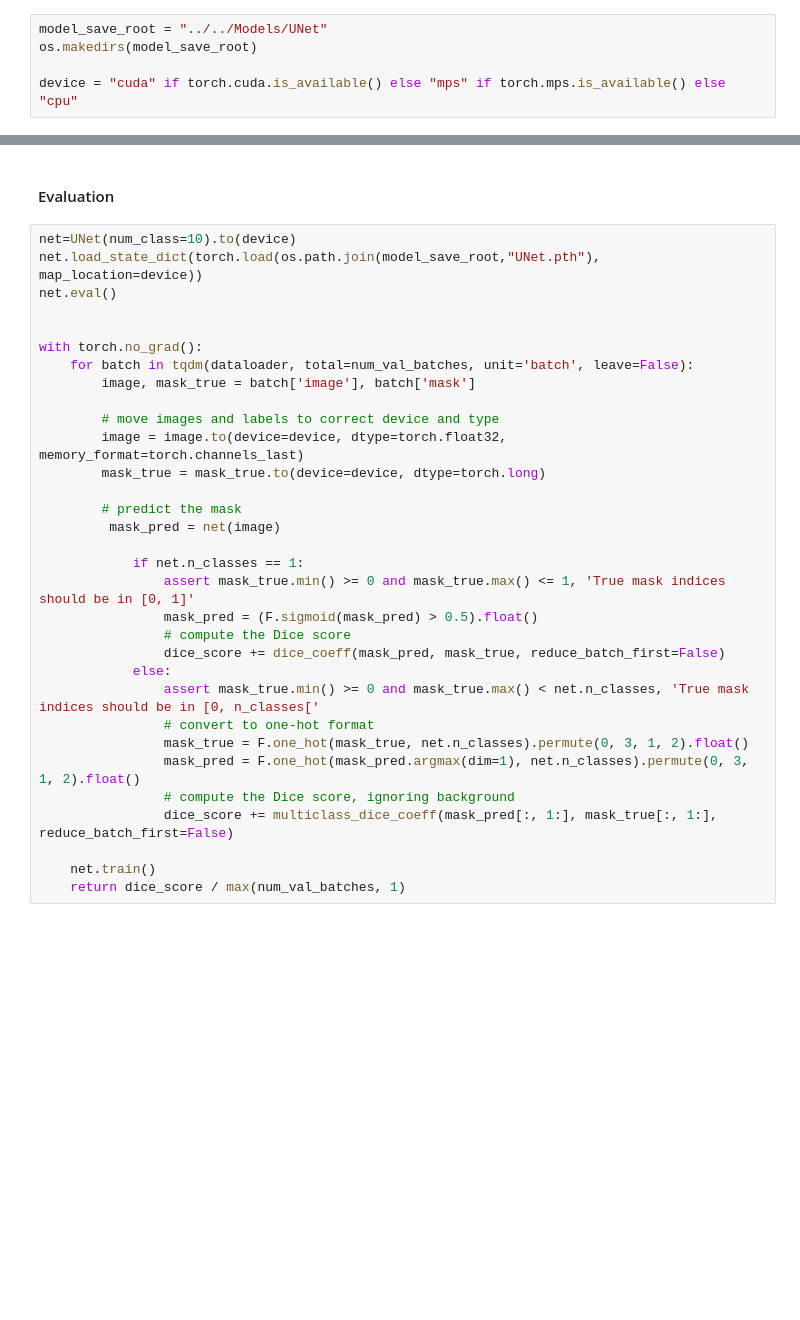
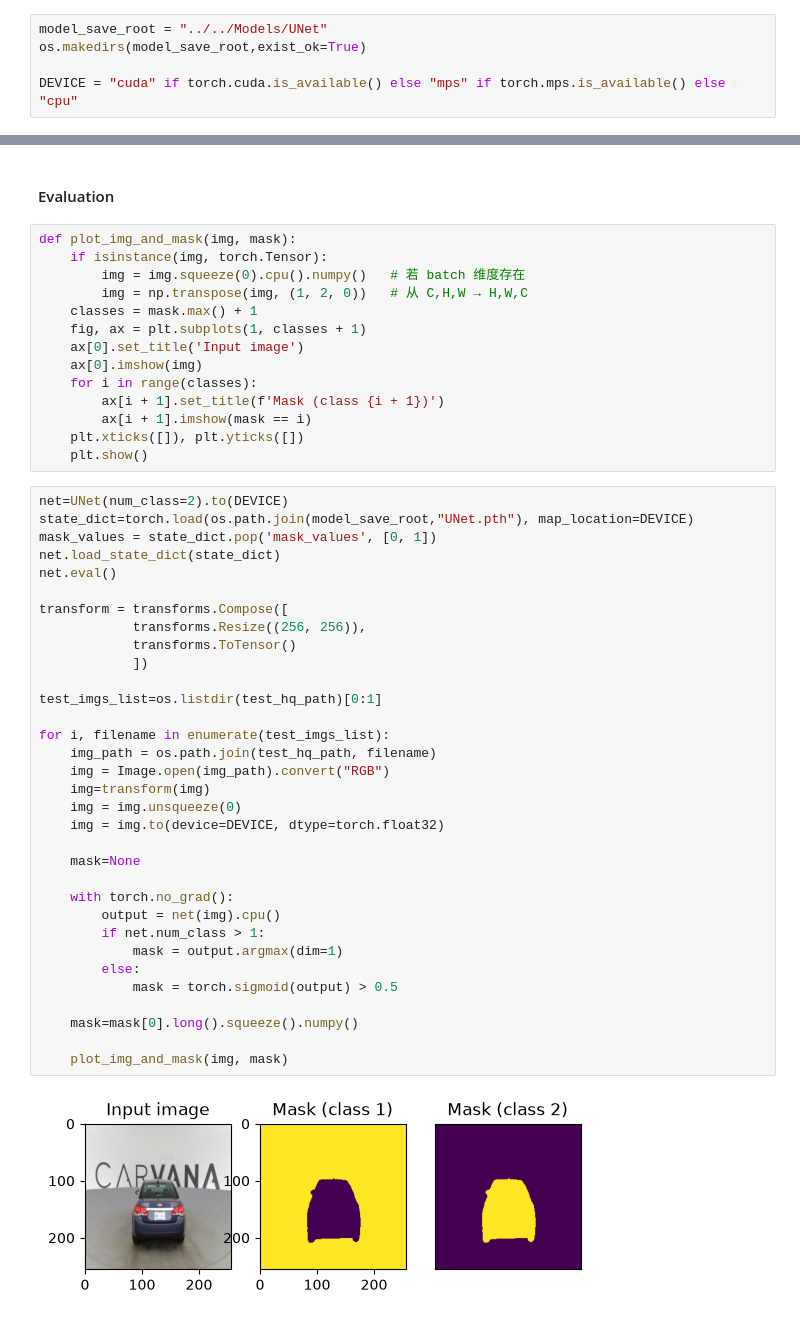
Before and after one commit to Cyfef/ML-codes, a Jupyter notebook: CV/UNet/test.ipynb, the cells around one changed output, grey strips where cells are left out. Drawn from its saved outputs; the diff is of its cells as text; blank space fills up the shorter version.

Commit message:
UNet

```diff
--- a/CV/UNet/test.ipynb
+++ b/CV/UNet/test.ipynb
@@ -59,8 +69,8 @@ test_loader = torch.utils.data.DataLoader(
 # %%
 model_save_root = "../../Models/UNet"
-os.makedirs(model_save_root)
+os.makedirs(model_save_root,exist_ok=True)
 
-device = "cuda" if torch.cuda.is_available() else "mps" if torch.mps.is_available() else "cpu"
+DEVICE = "cuda" if torch.cuda.is_available() else "mps" if torch.mps.is_available() else "cpu"
 # %% [markdown]
 # UNet
 # %% [markdown]
@@ -85,34 +126,51 @@ torch.save(trainer.model.state_dict(),os.path.join(model_save_root,"UNet.pth"))
 # %% [markdown]
 #### Evaluation
+# %%
+def plot_img_and_mask(img, mask):
+    if isinstance(img, torch.Tensor):
+        img = img.squeeze(0).cpu().numpy()   # 若 batch 维度存在
+        img = np.transpose(img, (1, 2, 0))   # 从 C,H,W → H,W,C
+    classes = mask.max() + 1
+    fig, ax = plt.subplots(1, classes + 1)
+    ax[0].set_title('Input image')
+    ax[0].imshow(img)
+    for i in range(classes):
+        ax[i + 1].set_title(f'Mask (class {i + 1})')
+        ax[i + 1].imshow(mask == i)
+    plt.xticks([]), plt.yticks([])
+    plt.show()
 # %%
-net=UNet(num_class=10).to(device)
-net.load_state_dict(torch.load(os.path.join(model_save_root,"UNet.pth"), map_location=device))
+net=UNet(num_class=2).to(DEVICE)
+state_dict=torch.load(os.path.join(model_save_root,"UNet.pth"), map_location=DEVICE)
+mask_values = state_dict.pop('mask_values', [0, 1])
+net.load_state_dict(state_dict)
 net.eval()
 
+transform = transforms.Compose([
+            transforms.Resize((256, 256)),
+            transforms.ToTensor()
+            ])
 
-with torch.no_grad():
-    for batch in tqdm(dataloader, total=num_val_batches, unit='batch', leave=False):
-        image, mask_true = batch['image'], batch['mask']
+test_imgs_list=os.listdir(test_hq_path)[0:1]
 
-        # move images and labels to correct device and type
-        image = image.to(device=device, dtype=torch.float32, memory_format=torch.channels_last)
-        mask_true = mask_true.to(device=device, dtype=torch.long)
+for i, filename in enumerate(test_imgs_list):
+    img_path = os.path.join(test_hq_path, filename)
+    img = Image.open(img_path).convert("RGB")
+    img=transform(img)
+    img = img.unsqueeze(0)
+    img = img.to(device=DEVICE, dtype=torch.float32)
 
-        # predict the mask
-         mask_pred = net(image)
+    mask=None
 
-            if net.n_classes == 1:
-                assert mask_true.min() >= 0 and mask_true.max() <= 1, 'True mask indices should be in [0, 1]'
-                mask_pred = (F.sigmoid(mask_pred) > 0.5).float()
-                # compute the Dice score
-                dice_score += dice_coeff(mask_pred, mask_true, reduce_batch_first=False)
-            else:
-                assert mask_true.min() >= 0 and mask_true.max() < net.n_classes, 'True mask indices should be in [0, n_classes['
-                # convert to one-hot format
-                mask_true = F.one_hot(mask_true, net.n_classes).permute(0, 3, 1, 2).float()
-                mask_pred = F.one_hot(mask_pred.argmax(dim=1), net.n_classes).permute(0, 3, 1, 2).float()
-                # compute the Dice score, ignoring background
-                dice_score += multiclass_dice_coeff(mask_pred[:, 1:], mask_true[:, 1:], reduce_batch_first=False)
+    with torch.no_grad():
+        output = net(img).cpu()
+        if net.num_class > 1:
+            mask = output.argmax(dim=1)
+        else:
+            mask = torch.sigmoid(output) > 0.5
 
-    net.train()
-    return dice_score / max(num_val_batches, 1)
+    mask=mask[0].long().squeeze().numpy()
+
+    plot_img_and_mask(img, mask)
+# %% [output]
+[figure, added]
```
Also changed, not shown: parts of 5 cells of this notebook, 12 other files.
